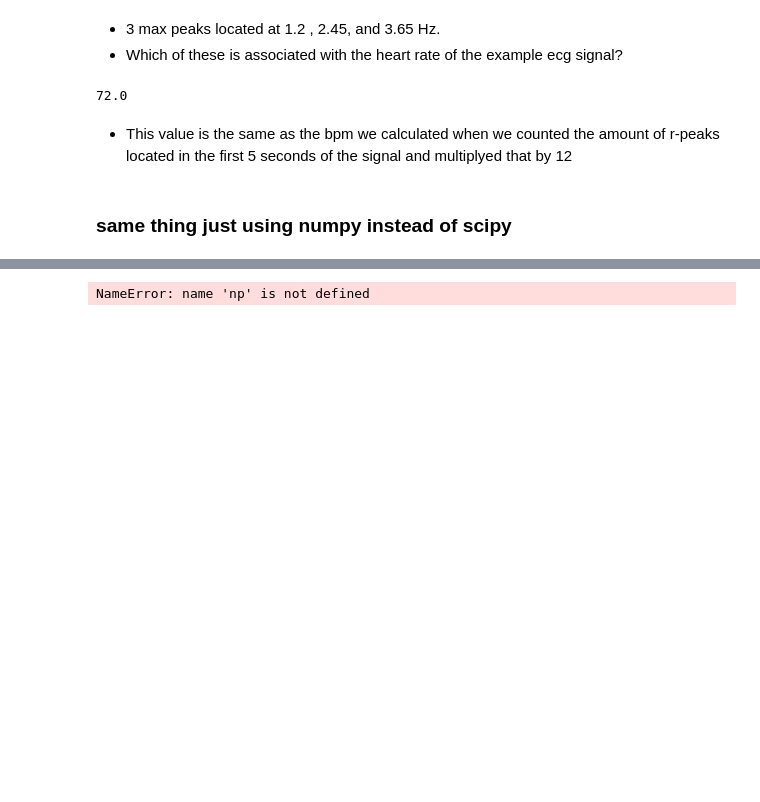
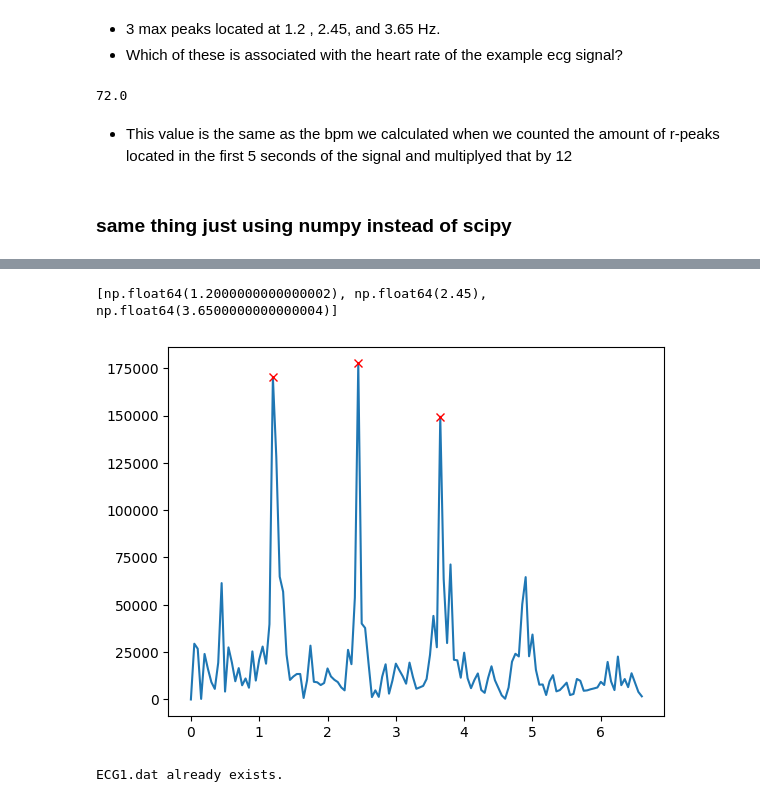
Before and after one commit to simulate111/Acquisition-and-Analysis-of-Biosignals, a Jupyter notebook: exercise_1_python_tutorial_guide.ipynb, the cells around one changed output, grey strips where cells are left out. Drawn from its saved outputs; the diff is of its cells as text; code cells hidden in the pictures; blank space fills up the shorter version.

```diff
--- a/exercise_1_python_tutorial_guide.ipynb
+++ b/exercise_1_python_tutorial_guide.ipynb
@@ -487,8 +640,34 @@ NameError: name 'np' is not defined
 # %%
+import numpy as np
+import matplotlib.pyplot as plt # Import plt
+
+# Redefine necessary variables for self-contained execution
+Fs=200
+ECG_sig = np.loadtxt("ECG1.dat")
+ECG_meanremoved=ECG_sig-np.mean(ECG_sig)
+x_freq=np.fft.rfftfreq(len(ECG_meanremoved),d = 1.0/Fs)
+y_amp=np.abs(np.fft.rfft(ECG_meanremoved,axis=0))
+
 ind= np.argpartition(np.abs(y_amp), -3)[-3:]
 plt.plot(x_freq[:int(len(x_freq)/15)],np.abs(y_amp)[:int(len(x_freq)/15)])
 plt.plot(x_freq[ind],np.abs(y_amp[ind]),"rx")
 
 print (sorted(x_freq[ind]))
 # %% [output]
-NameError: name 'np' is not defined
+[np.float64(1.2000000000000002), np.float64(2.45), np.float64(3.6500000000000004)]
+[figure, added]
+# %%
+from google.colab import files
+import os
+
+# Check if the file already exists in the current directory
+if not os.path.exists('ECG1.dat'):
+    print("ECG1.dat not found. Please upload the file.")
+    uploaded = files.upload()
+    for fn in uploaded.keys():
+        print('User uploaded file "{name}" with length {length} bytes'.format(
+            name=fn, length=len(uploaded[fn])))
+else:
+    print("ECG1.dat already exists.")
+# %% [output]
+ECG1.dat already exists.
```
Also changed, not shown: parts of 23 cells of this notebook.
